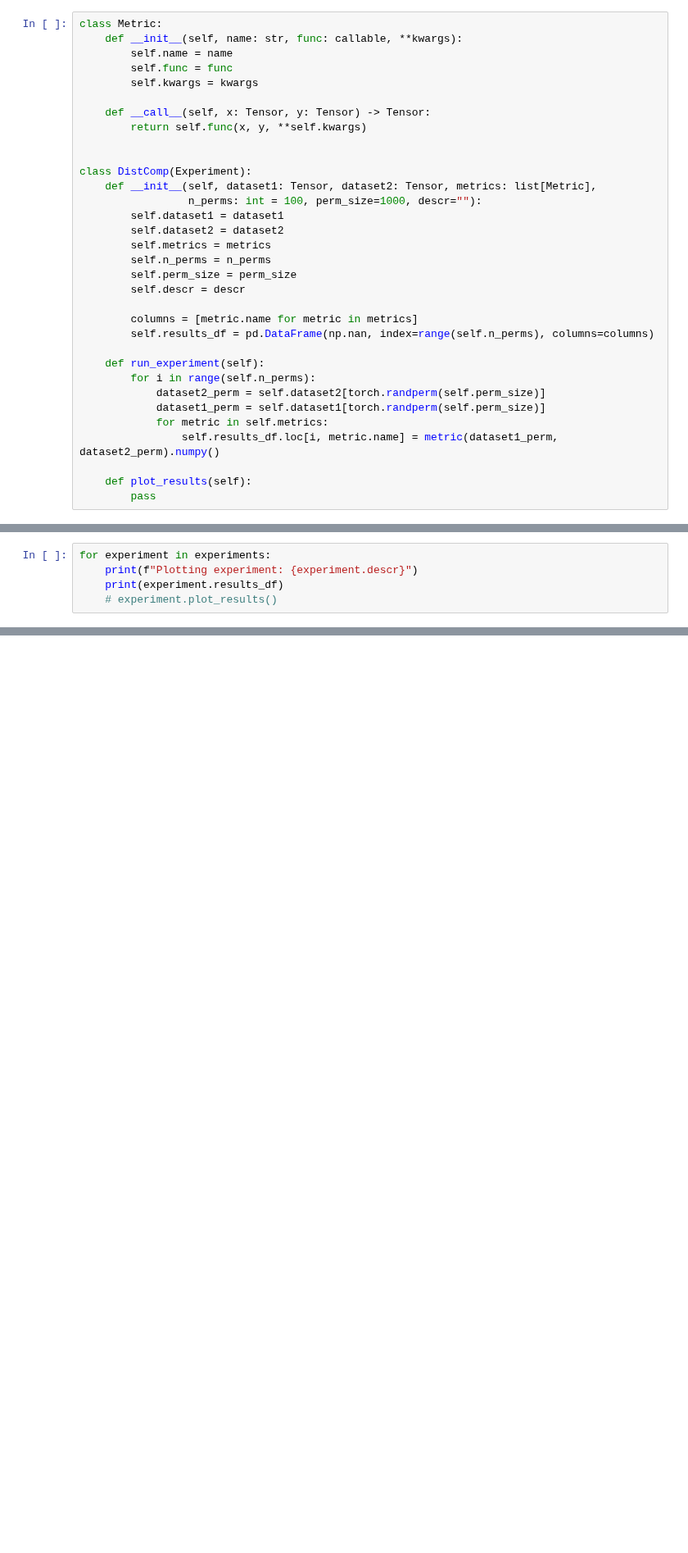
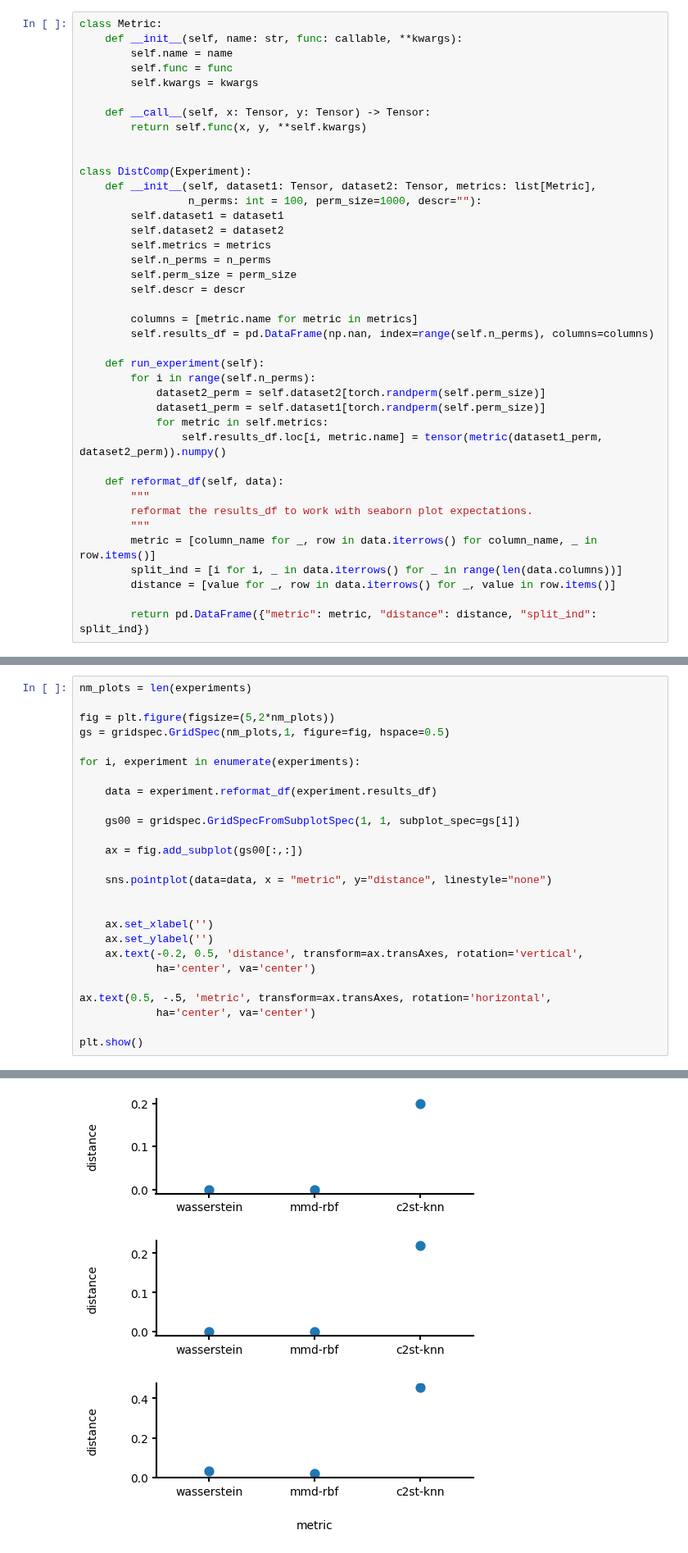
Before and after one commit to mackelab/labproject, a Jupyter notebook: docs/notebooks/application1.ipynb, the cells around one changed output, grey strips where cells are left out. Shown at 82% size. Cells and saved outputs as stored; diff of their text form; blank space fills up the shorter version.

```diff
--- a/docs/notebooks/application1.ipynb
+++ b/docs/notebooks/application1.ipynb
@@ -41,10 +48,17 @@ class DistComp(Experiment):
             dataset2_perm = self.dataset2[torch.randperm(self.perm_size)]
             dataset1_perm = self.dataset1[torch.randperm(self.perm_size)]
             for metric in self.metrics:
-                self.results_df.loc[i, metric.name] = metric(dataset1_perm, dataset2_perm).numpy()
+                self.results_df.loc[i, metric.name] = tensor(metric(dataset1_perm, dataset2_perm)).numpy()
 
-    def plot_results(self):
-        pass
+    def reformat_df(self, data):
+        """
+        reformat the results_df to work with seaborn plot expectations.
+        """
+        metric = [column_name for _, row in data.iterrows() for column_name, _ in row.items()]
+        split_ind = [i for i, _ in data.iterrows() for _ in range(len(data.columns))]
+        distance = [value for _, row in data.iterrows() for _, value in row.items()]
+
+        return pd.DataFrame({"metric": metric, "distance": distance, "split_ind": split_ind})
 # %%
 
 metrics = [
@@ -82,5 +102,0 @@ for experiment in experiments:
-# %%
-for experiment in experiments:
-    print(f"Plotting experiment: {experiment.descr}")
-    print(experiment.results_df)
-    # experiment.plot_results()
@@ -104,0 +103,27 @@ Plotting experiment: unconditional within-group real data
+# %%
+nm_plots = len(experiments)
+
+fig = plt.figure(figsize=(5,2*nm_plots))
+gs = gridspec.GridSpec(nm_plots,1, figure=fig, hspace=0.5)
+
+for i, experiment in enumerate(experiments):
+
+    data = experiment.reformat_df(experiment.results_df)
+
+    gs00 = gridspec.GridSpecFromSubplotSpec(1, 1, subplot_spec=gs[i])
+
+    ax = fig.add_subplot(gs00[:,:])
+
+    sns.pointplot(data=data, x = "metric", y="distance", linestyle="none")
+
+
+    ax.set_xlabel('')
+    ax.set_ylabel('')
+    ax.text(-0.2, 0.5, 'distance', transform=ax.transAxes, rotation='vertical',
+            ha='center', va='center')
+
+ax.text(0.5, -.5, 'metric', transform=ax.transAxes, rotation='horizontal',
+            ha='center', va='center')
+
+plt.show()
+# %% [output]
@@ -104,0 +147 @@ Plotting experiment: unconditional within-group real data
+[figure, added]
```
Also changed, not shown: parts of 5 cells of this notebook.
